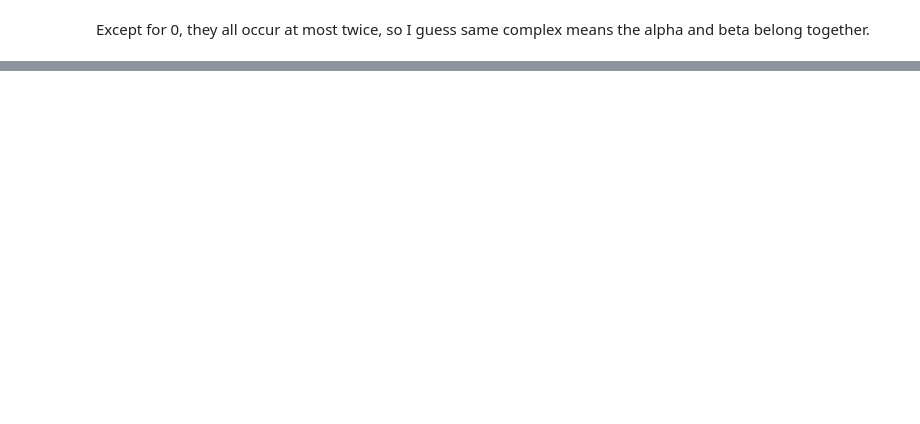
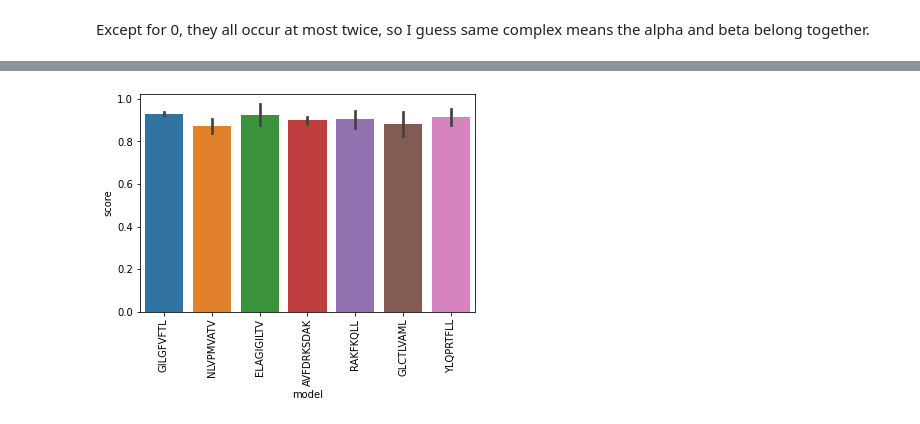
Before and after one commit to arnodeceuninck/thesis, a Jupyter notebook: 14 Different epitopes.ipynb, the cells around one changed output, grey strips where cells are left out. Drawn from its saved outputs; the diff is of its cells as text; code cells hidden in the pictures; blank space fills up the shorter version.

```diff
--- a/14 Different epitopes.ipynb
+++ b/14 Different epitopes.ipynb
@@ -117,0 +404,6 @@ Diff epitope: vdjdb_full bevat al gecombineerd, niet zelf incompleet maken. Dat
+# %%
+from util import evaluate_no_cv
+from sklearn.ensemble import HistGradientBoostingClassifier
+
+clf = HistGradientBoostingClassifier(random_state=42)
+evaluate_no_cv(clf, train_x, train_y, test_x, test_y)
@@ -117,0 +413,23 @@ Diff epitope: vdjdb_full bevat al gecombineerd, niet zelf incompleet maken. Dat
+# %%
+def get_epitope_df(epitope, silent=False):
+    positive_samples = df_vdjdb[df_vdjdb['epitope'] == epitope]
+    negative_samples = df_vdjdb[df_vdjdb['epitope'] != epitope]
+
+    negative_samples = remove_negative_positive_cdr3_overlap(negative_samples, positive_samples)
+
+    alpha_only_count_pos, beta_only_count_pos, both_count_pos, non_count_pos = get_counts(positive_samples)
+    print(
+        f'Positive samples: alpha only: {alpha_only_count_pos}, beta only: {beta_only_count_pos}, both: {both_count_pos}, none: {non_count_pos}') if not silent else None
+
+    negative_alpha_only, negative_beta_only, negative_both, negative_none = get_negative_subsets(negative_samples)
+    print(
+        f'Negative samples: alpha only: {len(negative_alpha_only)}, beta only: {len(negative_beta_only)}, both: {len(negative_both)}, none: {len(negative_none)}') if not silent else None
+
+    negative_df = get_negative_df(negative_alpha_only, negative_beta_only, negative_both, negative_none,
+                                  alpha_only_count_pos, beta_only_count_pos, both_count_pos, non_count_pos)
+
+    df = combine_and_shuffle(positive_samples, negative_df)
+
+    split_gene_in_columns(df)
+
+    return df
@@ -117,0 +580,10 @@ Diff epitope: vdjdb_full bevat al gecombineerd, niet zelf incompleet maken. Dat
+# %%
+import numpy as np
+
+scores_df = pd.DataFrame()
+for key, value in scores.items():
+    # add a row for each value
+    scores_df = scores_df.append(pd.DataFrame({"model": key, "score": value}))
+baseline = np.mean(scores['GILGFVFTL'])
+scores_df["improvement"] = scores_df["score"] - baseline
+scores_df
@@ -117,0 +608,8 @@ Diff epitope: vdjdb_full bevat al gecombineerd, niet zelf incompleet maken. Dat
+# %%
+import seaborn as sns
+
+plot = sns.barplot(x="model", y="score", data=scores_df, ci="sd")
+plot.set_xticklabels(plot.get_xticklabels(), rotation=90)
+pass
+# %% [output]
+[figure, added]
```
Also changed, not shown: parts of 46 cells of this notebook, 12 other files.
